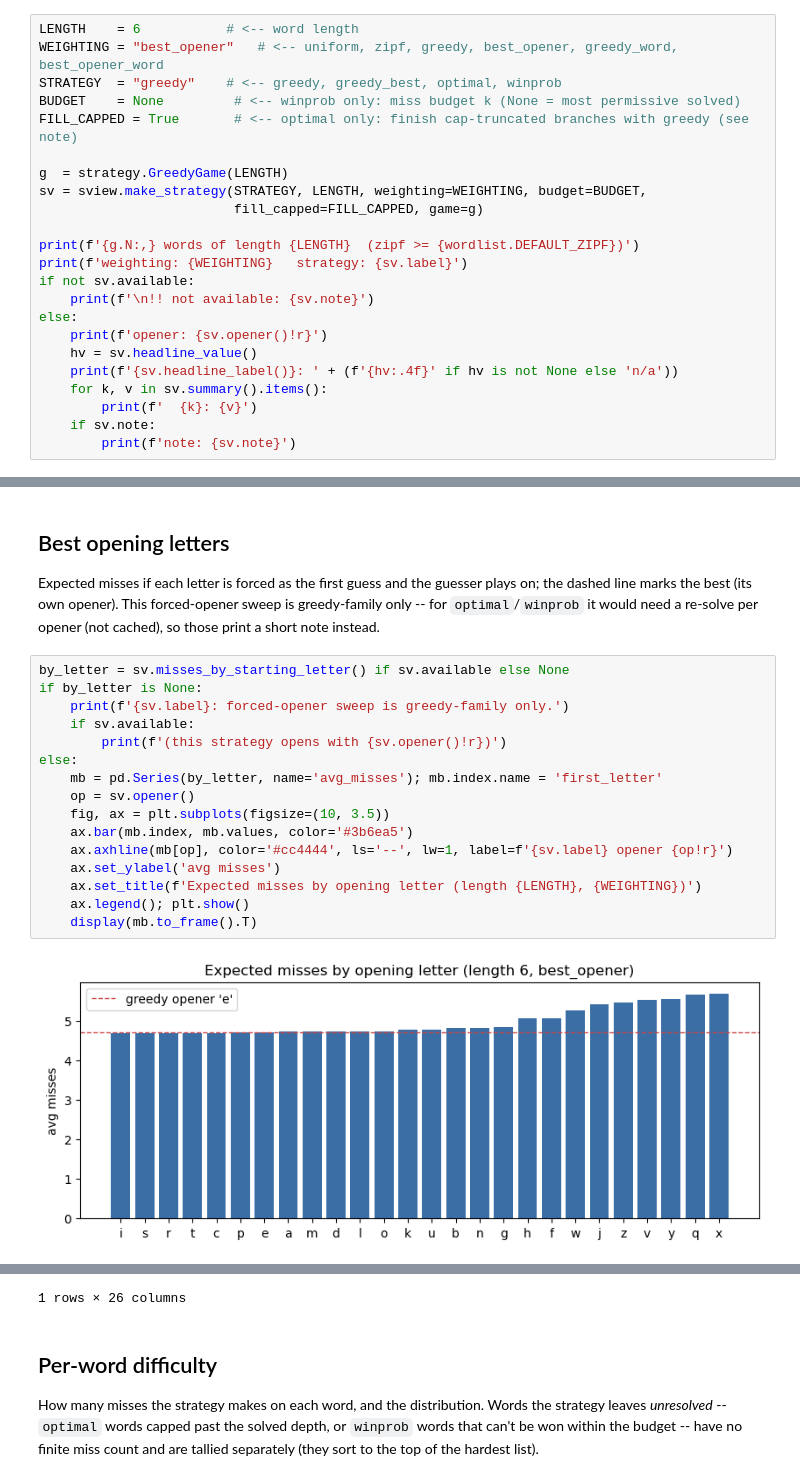
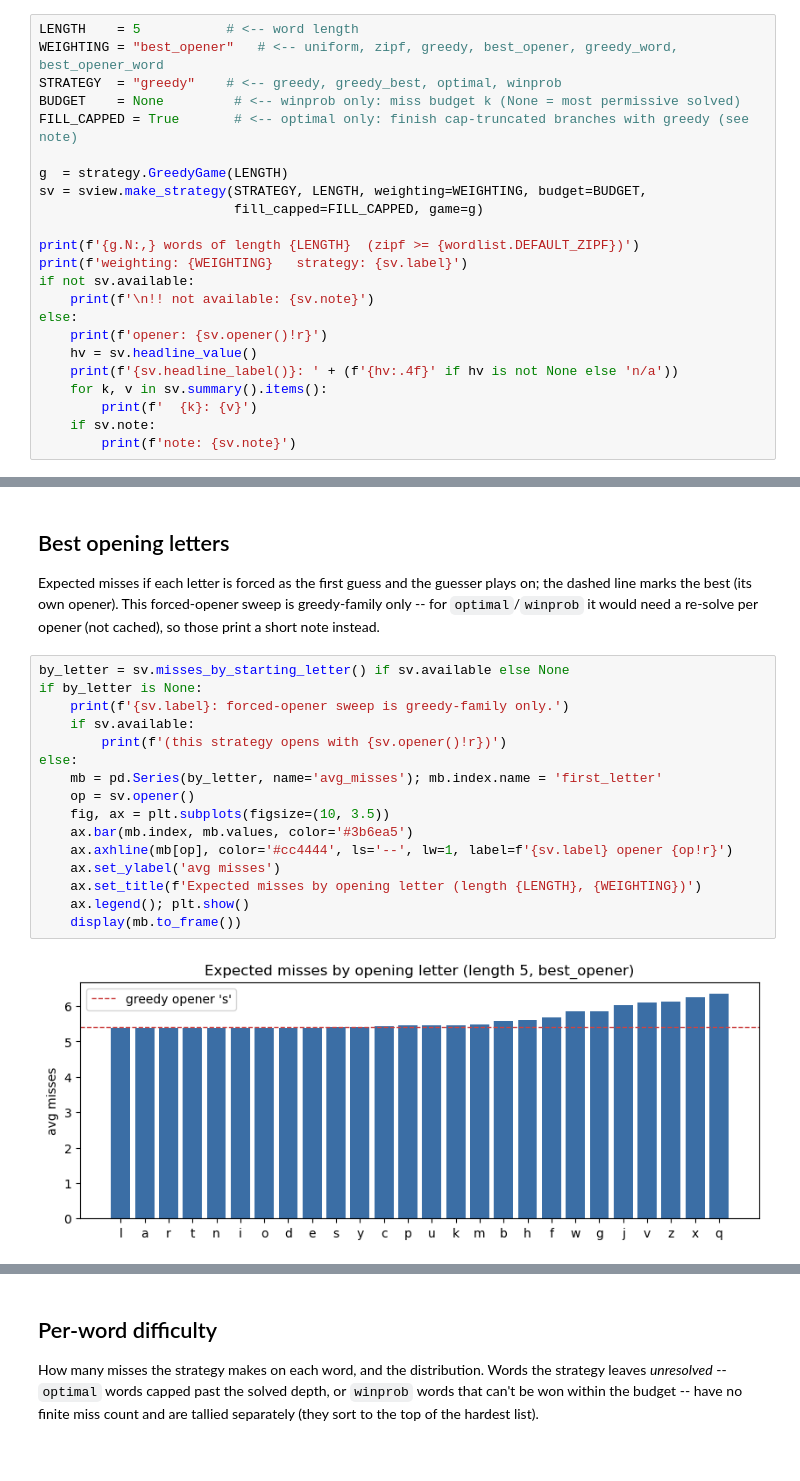
Before and after one commit to Ballpark-Figures/hangman, a Jupyter notebook: math/notebooks/strategy_explorer.ipynb, the cells around one changed output, grey strips where cells are left out. Drawn from its saved outputs; the diff is of its cells as text.

```diff
--- a/math/notebooks/strategy_explorer.ipynb
+++ b/math/notebooks/strategy_explorer.ipynb
@@ -71,7 +71,7 @@ flag (they have no capped branches).
 and `winprob` exist only for solved length/weighting combos; when one is missing,
 `sv.available` is `False` and `sv.note` says what to run -- the cells skip cleanly.
 # %%
-LENGTH    = 6           # <-- word length
+LENGTH    = 5           # <-- word length
 WEIGHTING = "best_opener"   # <-- uniform, zipf, greedy, best_opener, greedy_word, best_opener_word
 STRATEGY  = "greedy"    # <-- greedy, greedy_best, optimal, winprob
 BUDGET    = None         # <-- winprob only: miss budget k (None = most permissive solved)
@@ -110,18 +110,18 @@ greedy-family only -- for `optimal`/`winprob` it would need a re-solve per opene
 # %%
 by_letter = sv.misses_by_starting_letter() if sv.available else None
 if by_letter is None:
     print(f'{sv.label}: forced-opener sweep is greedy-family only.')
     if sv.available:
         print(f'(this strategy opens with {sv.opener()!r})')
 else:
     mb = pd.Series(by_letter, name='avg_misses'); mb.index.name = 'first_letter'
     op = sv.opener()
     fig, ax = plt.subplots(figsize=(10, 3.5))
     ax.bar(mb.index, mb.values, color='#3b6ea5')
     ax.axhline(mb[op], color='#cc4444', ls='--', lw=1, label=f'{sv.label} opener {op!r}')
     ax.set_ylabel('avg misses')
     ax.set_title(f'Expected misses by opening letter (length {LENGTH}, {WEIGHTING})')
     ax.legend(); plt.show()
-    display(mb.to_frame().T)
+    display(mb.to_frame())
 # %% [output]
-[figure, old version]
+[figure, new version]
@@ -130,4 +146,3 @@ else:
-1 rows × 26 columns
 # %% [markdown]
 ## Per-word difficulty
 
```
Also changed, not shown: parts of 9 cells of this notebook, 2 other files.
